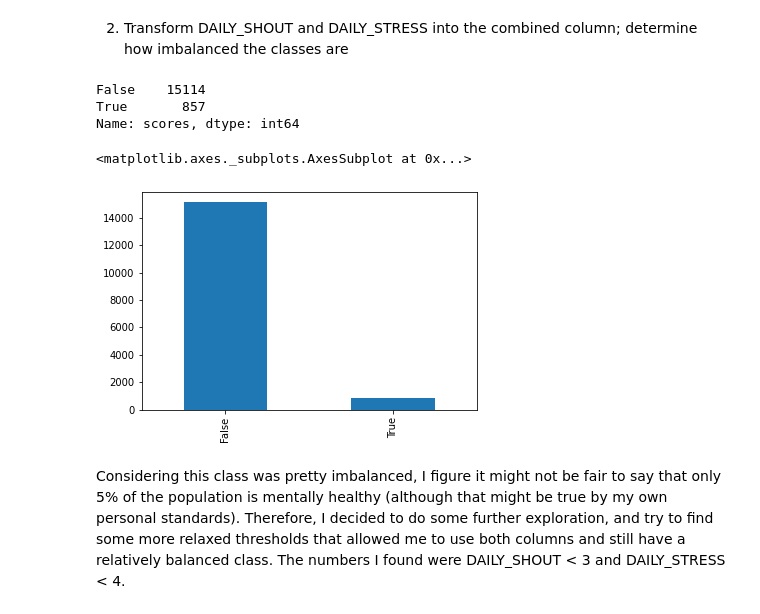
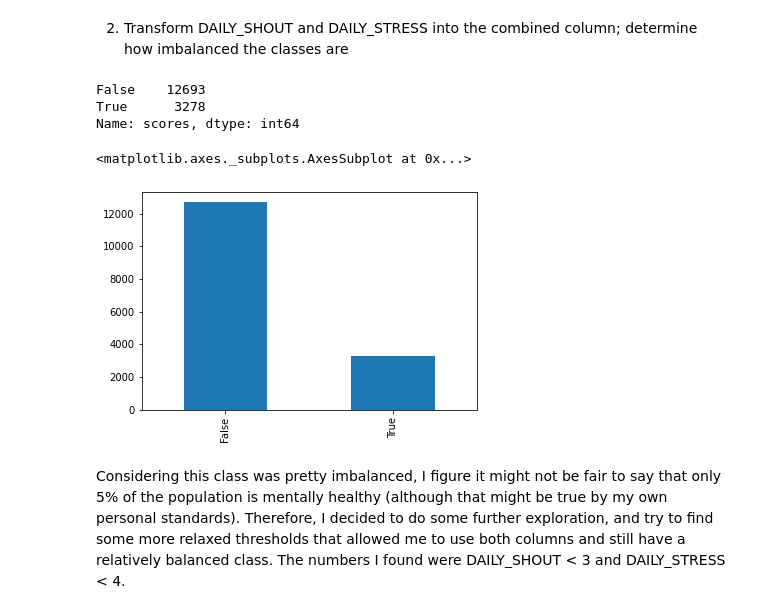
Before and after one commit to ishankaul1/failed_ml_project_lol, a Jupyter notebook: Assignment1.ipynb, the cells around one changed output. Cells and saved outputs as stored; diff of their text form; code cells hidden in the pictures.

```diff
--- a/Assignment1.ipynb
+++ b/Assignment1.ipynb
@@ -268,24 +268,24 @@ display(covid_restrictions_df['during_restrictions'].value_counts().plot(kind='b
 # %%
 def daily_shout_and_stress_to_is_mentally_healthy(shout_list, stress_list):
   result = []
   for (shout, stress) in zip(shout_list, stress_list):
-    result.append(shout < 1 and stress < 2)
+    result.append(shout < 2 and stress < 3)
   return result
 
 shout = wellbeing_data['DAILY_SHOUTING']
 stress = wellbeing_data['DAILY_STRESS']
 
 health_scores = daily_shout_and_stress_to_is_mentally_healthy(shout, stress)
 health_scores_df = pd.DataFrame()
 health_scores_df['scores'] = health_scores
 
 display(health_scores_df['scores'].value_counts())
 display(health_scores_df['scores'].value_counts().plot(kind='bar'))
 # %% [output]
-False    15114
-True       857
+False    12693
+True      3278
 Name: scores, dtype: int64
 <matplotlib.axes._subplots.AxesSubplot at 0x...>
-[figure, old version]
+[figure, new version]
 # %% [markdown]
 Considering this class was pretty imbalanced, I figure it might not be fair to say that only 5% of the population is mentally healthy (although that might be true by my own personal standards). Therefore, I decided to do some further exploration, and try to find some more relaxed thresholds that allowed me to use both columns and still have a relatively balanced class. The numbers I found were DAILY_SHOUT < 3 and DAILY_STRESS < 4.
```
Also changed, not shown: parts of 11 cells of this notebook.
